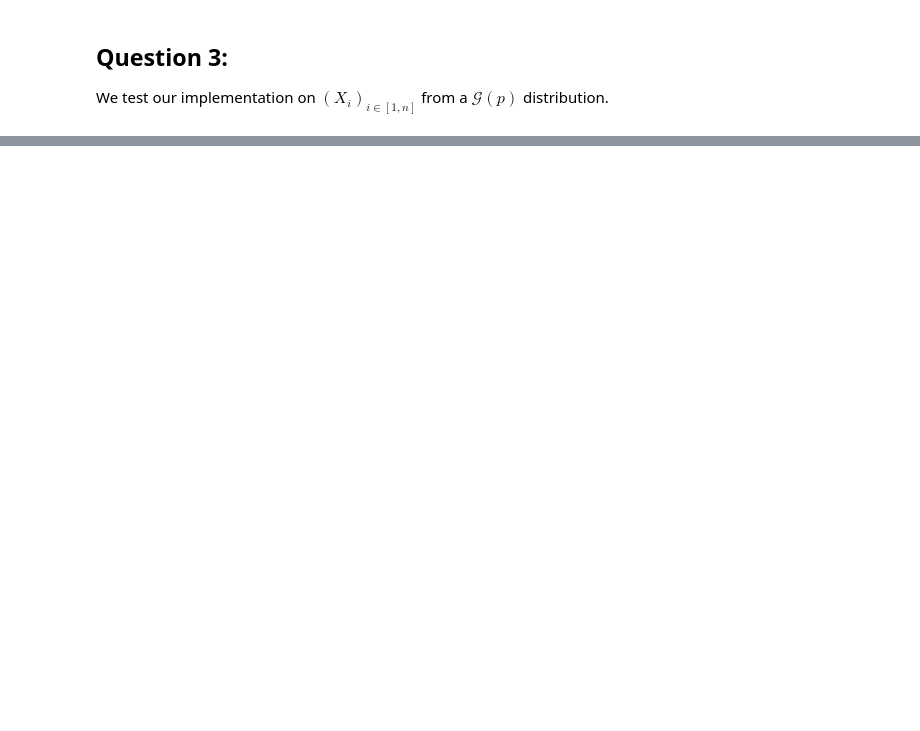
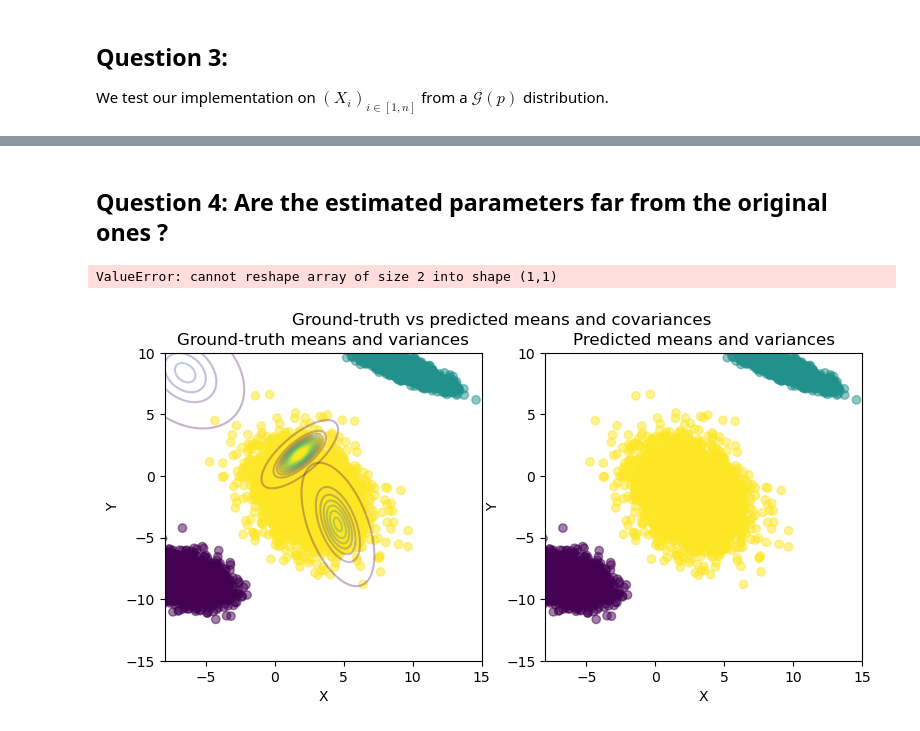
Before and after one commit to AugustinCablant/3A-class, a Jupyter notebook: Computational Statistics/TP2.ipynb, the cells around one changed output, grey strips where cells are left out. Cells and saved outputs as stored; diff of their text form; code cells hidden in the pictures; blank space fills up the shorter version.

```diff
--- a/Computational Statistics/TP2.ipynb
+++ b/Computational Statistics/TP2.ipynb
@@ -92,0 +252,56 @@ plt.show()
+# %% [markdown]
+## Question 4: Are the estimated parameters far from the original ones ?
+# %%
+def plot_results(X, z, mu, sigma, ax, title, xlabel='X', ylabel='Y', levels=15, min_level=1e-3, max_level=0.3, alpha_scatter=0.5, alpha_ellipse=0.3, xlim=None, ylim=None):
+    x, y = np.meshgrid(np.linspace(X[:, 0].min(), X[:, 0].max(), 1000),
+                   np.linspace(X[:, 1].min(), X[:, 1].max(), 1000))
+    pos = np.dstack((x, y))
+    levels = np.linspace(min_level, max_level, levels)
+
+    ax.set_title(title)
+    ax.scatter(X[:,0], X[:,1], c=z, alpha=alpha_scatter)
+    ax.set_xlabel(xlabel)
+    ax.set_ylabel(ylabel)
+    if xlim is not None:
+        ax.set_xlim(left=xlim[0], right=xlim[1])
+    if ylim is not None:
+        ax.set_ylim(bottom=ylim[0], top=ylim[1])
+    for m, s in zip(mu, sigma):
+        rv = stats.multivariate_normal(m, s)
+        ax.contour(x, y, rv.pdf(pos), levels=levels, alpha=alpha_ellipse)
+
+n_samples = 10 ** 4
+n_clusters = 3
+n_dim = 2
+# Initialize the parameters of the Gaussian mixture (alpha (uniform distribution), mu, sigma)
+true_alpha, true_mu, true_sigma = np.array(n_clusters * [1 / n_clusters]), np.random.uniform(-10, 10, size = (n_clusters, n_dim)), generate_invertible_matrices(n_clusters, n_dim)
+X, z = sample_gaussian_mixture(alpha, mu, sigma, n_samples)
+
+fig, (ax1, ax2) = plt.subplots(1, 2, figsize=(9,4))
+fig.suptitle(f'Ground-truth vs predicted means and covariances')
+plot_results(
+            X,
+            z,
+            true_mu,
+            true_sigma,
+            ax1,
+            'Ground-truth means and variances',
+            xlim=(-8,15),
+            ylim=(-15,10)
+)
+
+plot_results(
+            X,
+            z,
+            mu_pred,
+            sigma_pred,
+            ax2,
+            'Predicted means and variances',
+            xlim=(-8,15),
+            ylim=(-15,10)
+)
+plt.tight_layout()
+plt.show()
+# %% [output]
+ValueError: cannot reshape array of size 2 into shape (1,1)
+[figure, added]
```
Also changed, not shown: parts of 8 cells of this notebook.
